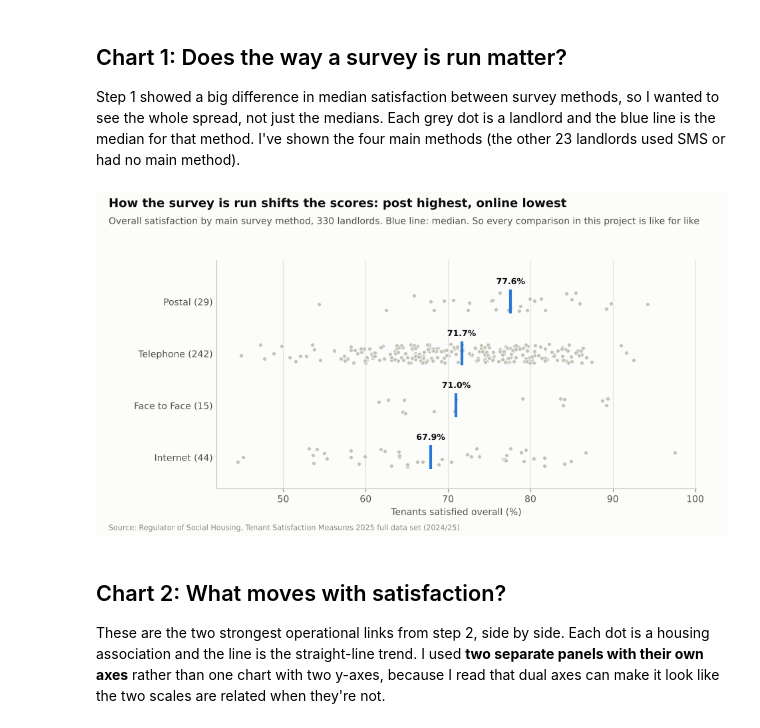
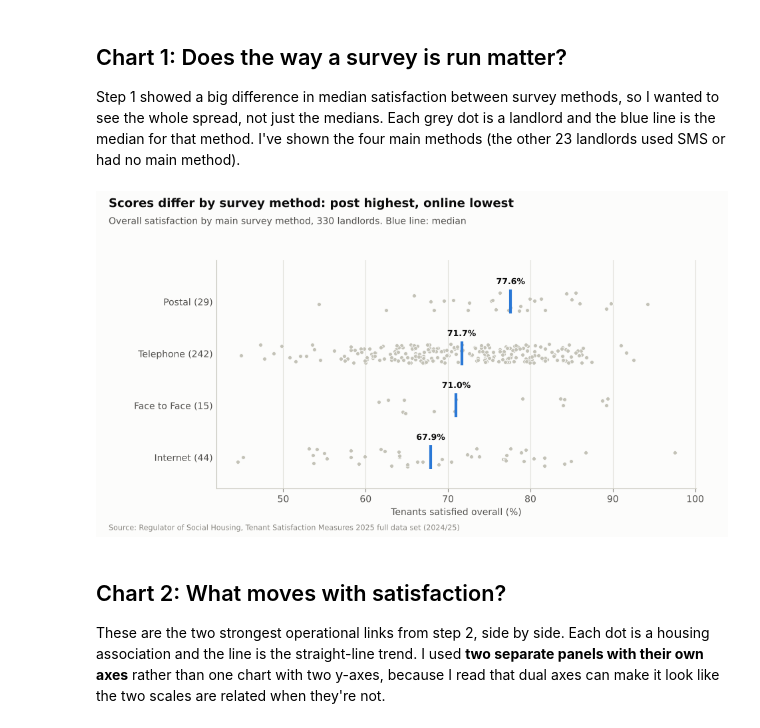
Before and after one commit to BHobbs-0/tsm-sector-analysis, a Jupyter notebook: notebooks/04_charts.ipynb, the cells around one changed output. Saved outputs shown, nothing was run; the diff lists cells and outputs as text; code cells hidden in the pictures.

```diff
--- a/notebooks/04_charts.ipynb
+++ b/notebooks/04_charts.ipynb
@@ -121,35 +121,34 @@ Step 1 showed a big difference in median satisfaction between survey methods, so
 # %%
 methods = ["Postal", "Telephone", "Face to Face", "Internet"]
 fig, ax = plt.subplots(figsize=(9.5, 5.2))
 fig.subplots_adjust(left=0.19, right=0.95, top=0.80, bottom=0.14)
 
 # A little random up-and-down "jitter" stops the dots sitting on top of each other.
 rng = np.random.default_rng(1)
 for yi, m in enumerate(methods[::-1]):   # reversed, so Postal ends up at the top
     # I use the full survey table here (all 353 landlords), so the medians match step 1.
     vals = perception.loc[perception["method"] == m, "TP01"].dropna()
     ax.scatter(vals, yi + rng.uniform(-0.18, 0.18, len(vals)), s=18, color=CONTEXT,
                edgecolors=SURFACE, linewidths=0.6, zorder=2)
     # The median as a tall blue tick, with its value just above.
     med = vals.median()
     ax.scatter(med, yi, marker="|", s=700, linewidths=3, color=HIGHLIGHT, zorder=3)
     ax.text(med, yi + 0.3, f"{med:.1f}%", ha="center", va="bottom", fontsize=9, fontweight="bold", color=INK)
 
 # Labels like "Postal (29)": the method and how many landlords used it.
 ax.set_yticks(range(len(methods)), [f"{m} ({(perception['method'] == m).sum()})" for m in methods[::-1]])
 ax.set_ylim(-0.6, len(methods) - 0.2)
 ax.set_xlabel("Tenants satisfied overall (%)")
 ax.grid(axis="y", visible=False)
 ax.tick_params(axis="y", length=0)
 
 shown = perception["method"].isin(methods).sum()
-titles(fig, "How the survey is run shifts the scores: post highest, online lowest",
-       f"Overall satisfaction by main survey method, {shown} landlords. Blue line: median. "
-       "So every comparison in this project is like for like")
+titles(fig, "Scores differ by survey method: post highest, online lowest",
+       f"Overall satisfaction by main survey method, {shown} landlords. Blue line: median")
 fig.savefig("charts/1_survey_method.png", dpi=200)
 plt.show()
 # %% [output]
-[figure, old version]
+[figure, new version]
 # %% [markdown]
 ## Chart 2: What moves with satisfaction?
 
```
Also changed, not shown: parts of 1 cell of this notebook, 5 other files.
